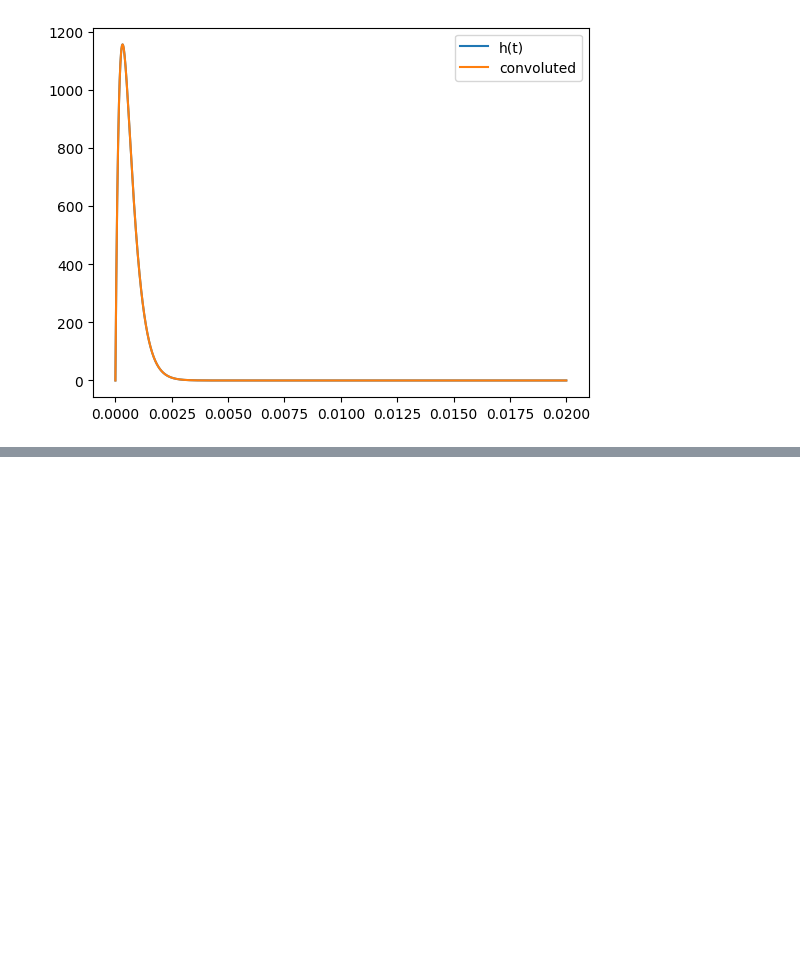
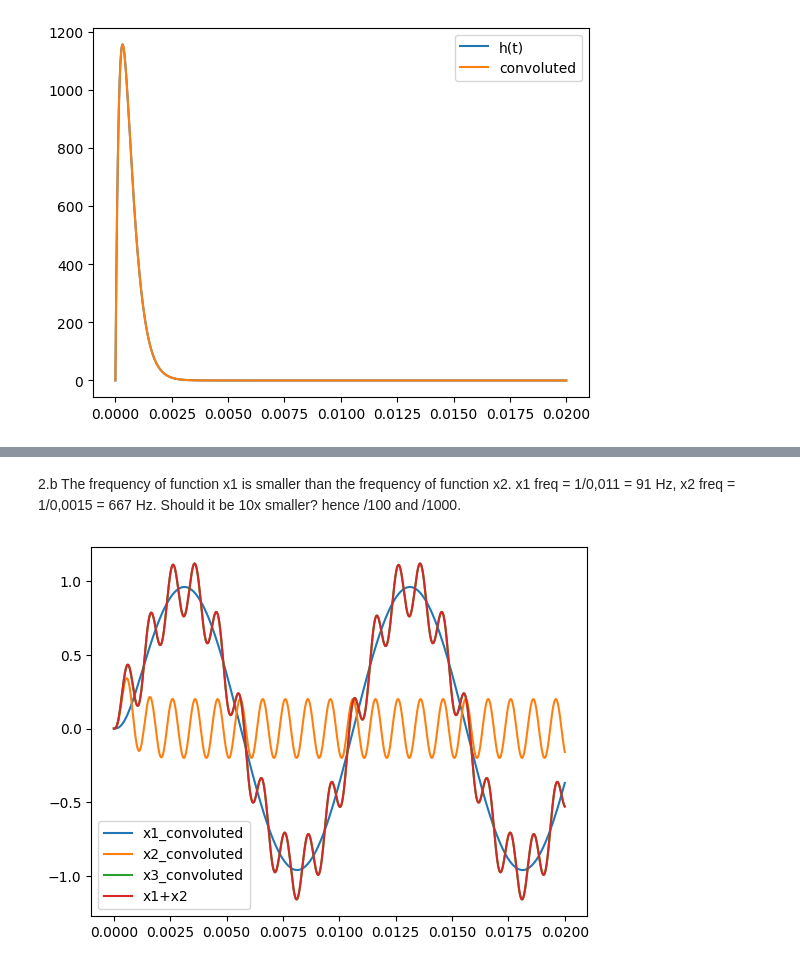
Before and after one commit to Rickrokyfy/Assignment-1, a Jupyter notebook: Assignment1.ipynb, the cells around one changed output, grey strips where cells are left out. Saved outputs shown, nothing was run; the diff lists cells and outputs as text; code cells hidden in the pictures; blank space fills up the shorter version.

```diff
--- a/Assignment1.ipynb
+++ b/Assignment1.ipynb
@@ -67,0 +99,39 @@ plt.show()
+# %% [markdown]
+2.b The frequency of function x1 is smaller than the frequency of function x2. x1 freq =  1/0,011 = 91 Hz, x2 freq = 1/0,0015 = 667 Hz. Should it be 10x smaller? hence /100 and /1000.
+# %%
+import numpy as np
+import matplotlib.pyplot as plt
+from scipy import signal
+import sounddevice as sd
+def u(t):
+    return 1*(t>=0)
+deltaT = 0.00001
+t = np.arange(0, 0.020+deltaT, deltaT)
+alpha = np.pi*1000
+x1 = np.sin(t*2*np.pi*1/0.01)
+x2 = np.sin(t*2*np.pi*1000)
+x3 = (np.sin(t*2*np.pi*1/0.01)) + (np.sin(t*2*np.pi*1000))
+#In the book, the function is given as h(t) = alpha^2*t*e^(-alpha*t)*u(t)
+#This is the impulse response
+h = alpha**2*t*np.exp(-alpha*t)*u(t)
+#plt.plot(t,h, label = "h(t)")
+#Now we to approximate the direc delta function
+d = np.zeros(t.shape)
+d[0] = 1/deltaT
+x1_convoluted = deltaT*signal.convolve(x1,h, method= 'direct')
+x2_convoluted = deltaT*signal.convolve(x2,h,method= 'direct')
+x3_convoluted = deltaT*signal.convolve(x3,h,method='direct')
+x3_arr = x3_convoluted[0:t.shape[0]]
+x2_arr = x2_convoluted[0:t.shape[0]]
+x1_arr = x1_convoluted[0:t.shape[0]]
+x1x2_arr = x1_arr + x2_arr
+plt.plot(t, x1_arr, label = "x1_convoluted")
+plt.plot(t, x2_arr, label = "x2_convoluted")
+plt.plot(t,x3_arr,label = "x3_convoluted")
+plt.plot(t,x1x2_arr,label = "x1+x2")
+
+
+plt.legend()
+plt.show()
+# %% [output]
+[figure, added]
```
Also changed, not shown: parts of 2 cells of this notebook.
